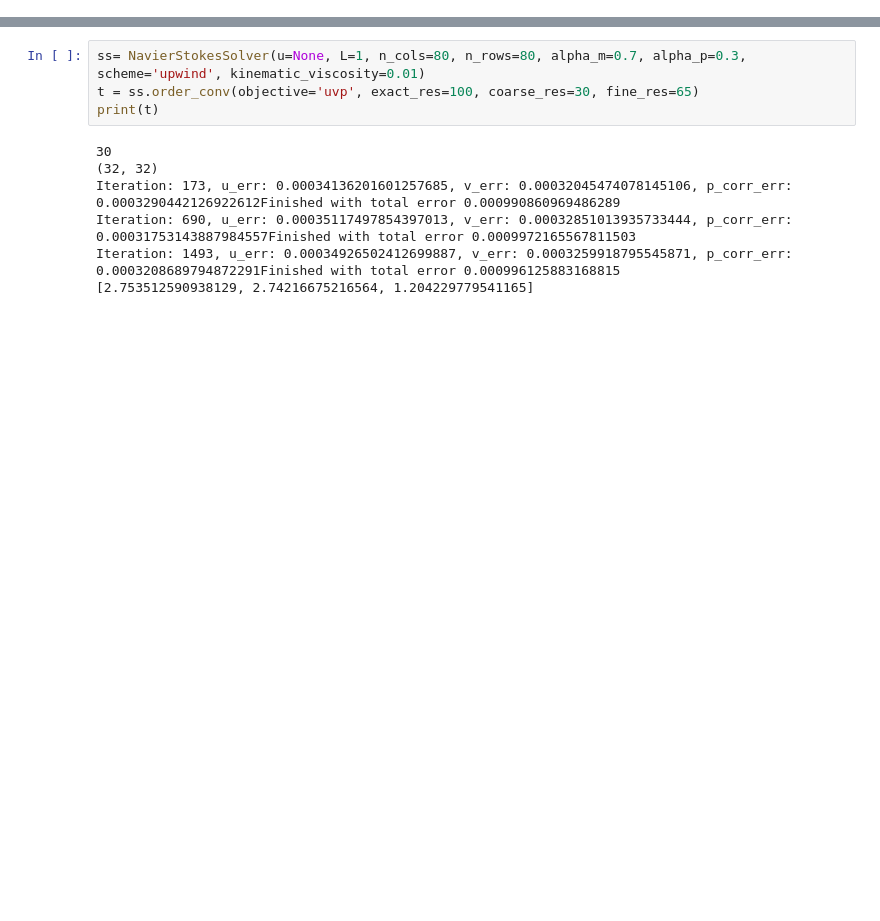
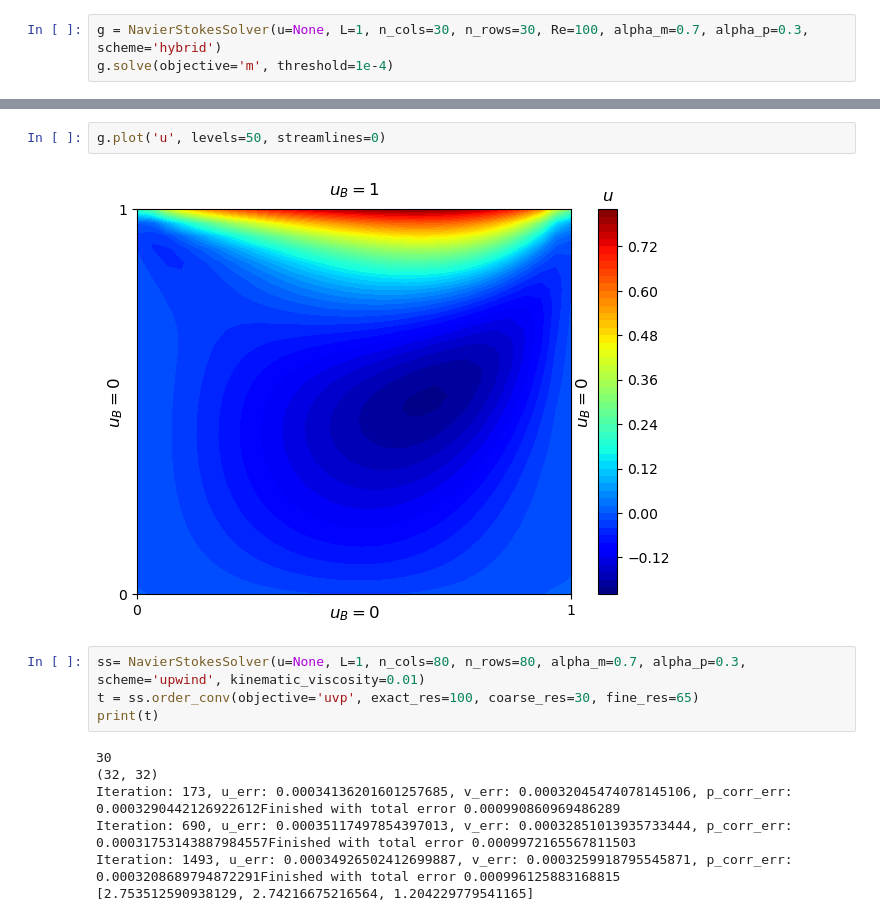
Before and after one commit to cl0udsw1tch/NavierStokesSolver, a Jupyter notebook: test.ipynb, the cells around one changed output, grey strips where cells are left out. Saved outputs shown, nothing was run; the diff lists cells and outputs as text; blank space fills up the shorter version.

```diff
--- a/test.ipynb
+++ b/test.ipynb
@@ -810,0 +1126,3 @@ class NavierStokesSolver:
+# %%
+g = NavierStokesSolver(u=None, L=1, n_cols=30, n_rows=30, Re=100, alpha_m=0.7, alpha_p=0.3, scheme='hybrid')
+g.solve(objective='m', threshold=1e-4)
@@ -811,3 +1149,7 @@ class NavierStokesSolver:
+# %%
+g.plot('u', levels=50, streamlines=0)
+# %% [output]
+[figure, added]
 # %%
 ss= NavierStokesSolver(u=None, L=1, n_cols=80, n_rows=80, alpha_m=0.7, alpha_p=0.3, scheme='upwind', kinematic_viscosity=0.01)
 t = ss.order_conv(objective='uvp', exact_res=100, coarse_res=30, fine_res=65)
```
Also changed, not shown: parts of 43 cells of this notebook, 11 other files.
